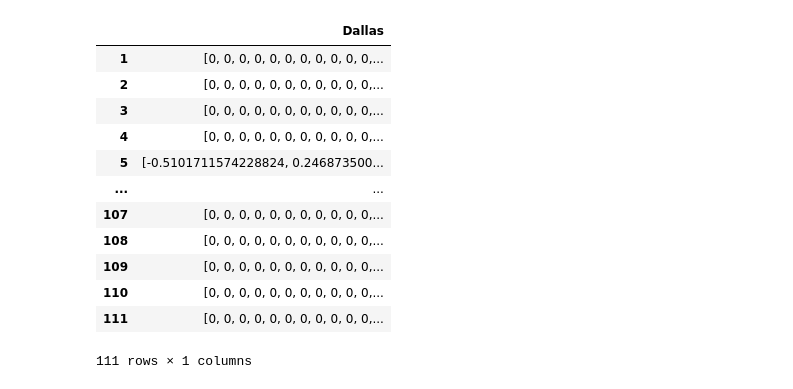
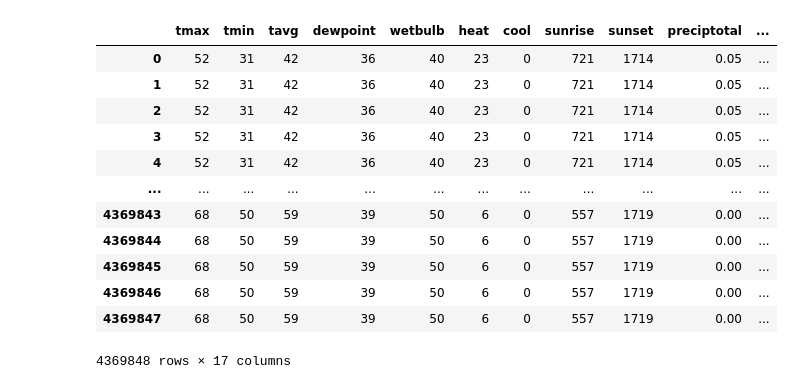
Before and after one commit to bababasbebebe/Weather, a Jupyter notebook: model/getting_coefs.ipynb, the cells around one changed output. Cells and saved outputs as stored; diff of their text form; code cells hidden in the pictures.

```diff
--- a/model/getting_coefs.ipynb
+++ b/model/getting_coefs.ipynb
@@ -122,17 +32,18 @@ coefs
-# %%
-coefficents = pd.DataFrame({'Dallas': coefs}, index=[i for i in range(1, 112)])
-coefficents
-# %% [output]
-|  | Dallas |
-| 1 | [0, 0, 0, 0, 0, 0, 0, 0, 0, 0, 0,... |
-| 2 | [0, 0, 0, 0, 0, 0, 0, 0, 0, 0, 0,... |
-| 3 | [0, 0, 0, 0, 0, 0, 0, 0, 0, 0, 0,... |
-| 4 | [0, 0, 0, 0, 0, 0, 0, 0, 0, 0, 0,... |
-| 5 | [-0.5101711574228824, 0.246873500... |
-| ... | ... |
-| 107 | [0, 0, 0, 0, 0, 0, 0, 0, 0, 0, 0,... |
-| 108 | [0, 0, 0, 0, 0, 0, 0, 0, 0, 0, 0,... |
-| 109 | [0, 0, 0, 0, 0, 0, 0, 0, 0, 0, 0,... |
-| 110 | [0, 0, 0, 0, 0, 0, 0, 0, 0, 0, 0,... |
-| 111 | [0, 0, 0, 0, 0, 0, 0, 0, 0, 0, 0,... |
-111 rows × 1 columns
+# %%
+bool_cols = data.select_dtypes(include=['bool']).columns
+data = data.drop(columns = bool_cols)
+data
+# %% [output]
+|  | tmax | tmin | tavg | dewpoint | wetbulb | heat | cool | sunrise | sunset | preciptotal | ... |
+| 0 | 52 | 31 | 42 | 36 | 40 | 23 | 0 | 721 | 1714 | 0.05 | ... |
+| 1 | 52 | 31 | 42 | 36 | 40 | 23 | 0 | 721 | 1714 | 0.05 | ... |
+| 2 | 52 | 31 | 42 | 36 | 40 | 23 | 0 | 721 | 1714 | 0.05 | ... |
+| 3 | 52 | 31 | 42 | 36 | 40 | 23 | 0 | 721 | 1714 | 0.05 | ... |
+| 4 | 52 | 31 | 42 | 36 | 40 | 23 | 0 | 721 | 1714 | 0.05 | ... |
+| ... | ... | ... | ... | ... | ... | ... | ... | ... | ... | ... | ... |
+| 4369843 | 68 | 50 | 59 | 39 | 50 | 6 | 0 | 557 | 1719 | 0.00 | ... |
+| 4369844 | 68 | 50 | 59 | 39 | 50 | 6 | 0 | 557 | 1719 | 0.00 | ... |
+| 4369845 | 68 | 50 | 59 | 39 | 50 | 6 | 0 | 557 | 1719 | 0.00 | ... |
+| 4369846 | 68 | 50 | 59 | 39 | 50 | 6 | 0 | 557 | 1719 | 0.00 | ... |
+| 4369847 | 68 | 50 | 59 | 39 | 50 | 6 | 0 | 557 | 1719 | 0.00 | ... |
+4369848 rows × 17 columns
```
Also changed, not shown: parts of 15 cells of this notebook, 1 other file.
